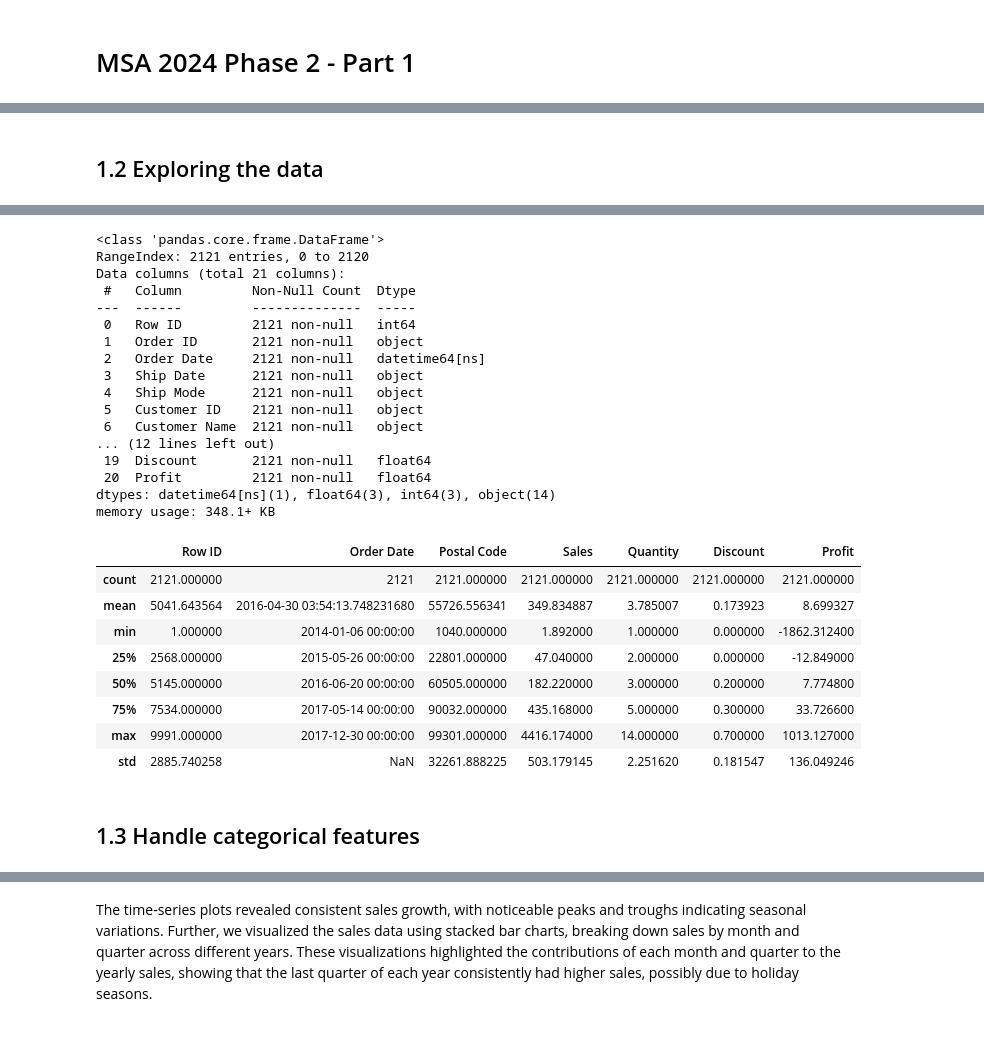
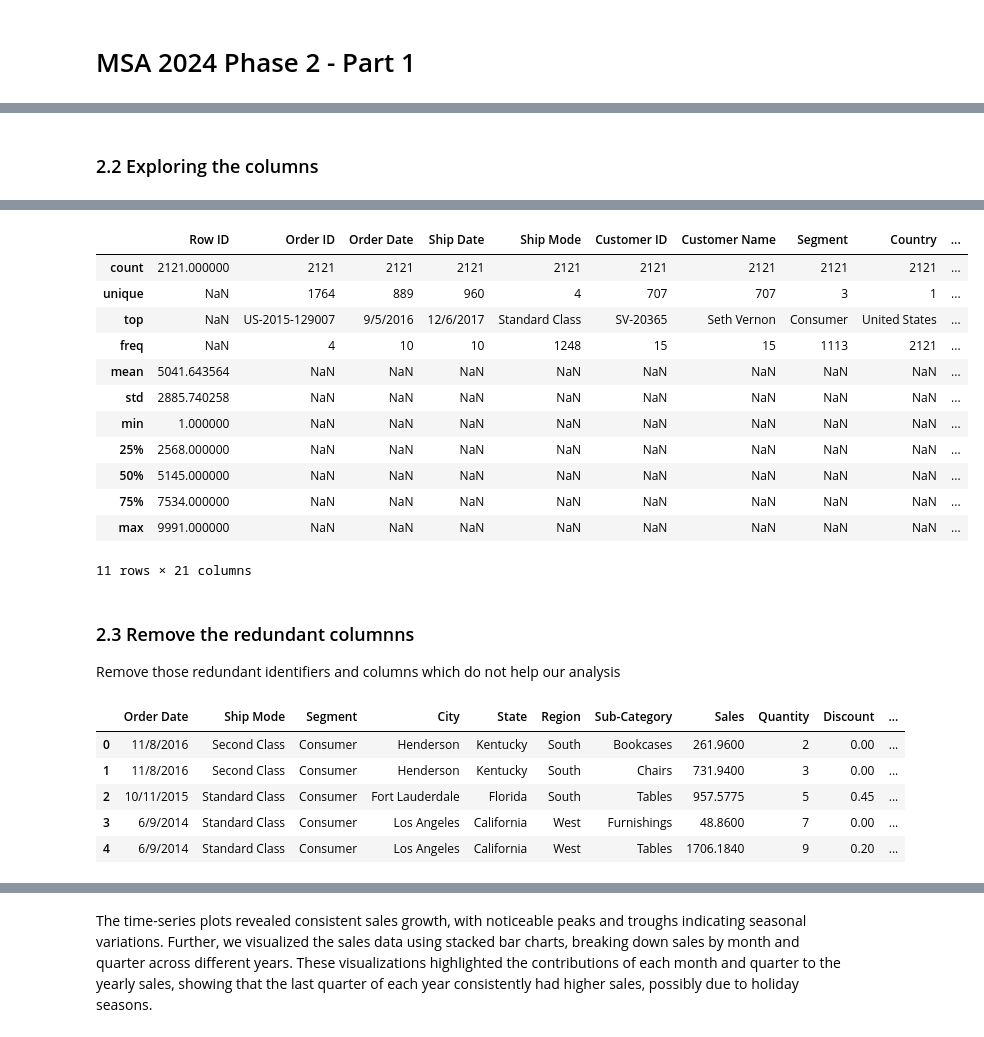
Before and after one commit to Jackreckness/msaphase2, a Jupyter notebook: part1-submission.ipynb, the cells around one changed output, grey strips where cells are left out. Saved outputs shown, nothing was run; the diff lists cells and outputs as text; code cells hidden in the pictures.

```diff
--- a/part1-submission.ipynb
+++ b/part1-submission.ipynb
@@ -111,5 +114,5 @@ ds_sales.head(10)
 # %% [markdown]
-## 1.2 Exploring the data
+### 2.2 Exploring the columns
 # %%
 # view the columns in the dataset
 ds_sales.info()
@@ -131,39 +134,38 @@ Data columns (total 21 columns):
  20  Profit         2121 non-null   float64
 dtypes: float64(3), int64(3), object(15)
 memory usage: 348.1+ KB
-# %%
-# convert the 'Order Date' column to datetime
-ds_sales['Order Date'] = pd.to_datetime(ds_sales['Order Date'])
-ds_sales.info()
-# %% [output]
-<class 'pandas.core.frame.DataFrame'>
-RangeIndex: 2121 entries, 0 to 2120
-Data columns (total 21 columns):
- #   Column         Non-Null Count  Dtype
----  ------         --------------  -----
- 0   Row ID         2121 non-null   int64
- 1   Order ID       2121 non-null   object
- 2   Order Date     2121 non-null   datetime64[ns]
- 3   Ship Date      2121 non-null   object
- 4   Ship Mode      2121 non-null   object
- 5   Customer ID    2121 non-null   object
- 6   Customer Name  2121 non-null   object
-... (12 lines left out)
- 19  Discount       2121 non-null   float64
- 20  Profit         2121 non-null   float64
-dtypes: datetime64[ns](1), float64(3), int64(3), object(14)
-memory usage: 348.1+ KB
 # %%
-ds_sales.describe()
+ds_sales.describe(include='all')
 # %% [output]
-|  | Row ID | Order Date | Postal Code | Sales | Quantity | Discount | Profit |
-| count | 2121.000000 | 2121 | 2121.000000 | 2121.000000 | 2121.000000 | 2121.000000 | 2121.000000 |
-| mean | 5041.643564 | 2016-04-30 03:54:13.748231680 | 55726.556341 | 349.834887 | 3.785007 | 0.173923 | 8.699327 |
-| min | 1.000000 | 2014-01-06 00:00:00 | 1040.000000 | 1.892000 | 1.000000 | 0.000000 | -1862.312400 |
-| 25% | 2568.000000 | 2015-05-26 00:00:00 | 22801.000000 | 47.040000 | 2.000000 | 0.000000 | -12.849000 |
-| 50% | 5145.000000 | 2016-06-20 00:00:00 | 60505.000000 | 182.220000 | 3.000000 | 0.200000 | 7.774800 |
-| 75% | 7534.000000 | 2017-05-14 00:00:00 | 90032.000000 | 435.168000 | 5.000000 | 0.300000 | 33.726600 |
-| max | 9991.000000 | 2017-12-30 00:00:00 | 99301.000000 | 4416.174000 | 14.000000 | 0.700000 | 1013.127000 |
-| std | 2885.740258 | NaN | 32261.888225 | 503.179145 | 2.251620 | 0.181547 | 136.049246 |
+|  | Row ID | Order ID | Order Date | Ship Date | Ship Mode | Customer ID | Customer Name | Segment | Country | ... |
+| count | 2121.000000 | 2121 | 2121 | 2121 | 2121 | 2121 | 2121 | 2121 | 2121 | ... |
+| unique | NaN | 1764 | 889 | 960 | 4 | 707 | 707 | 3 | 1 | ... |
+| top | NaN | US-2015-129007 | 9/5/2016 | 12/6/2017 | Standard Class | SV-20365 | Seth Vernon | Consumer | United States | ... |
+| freq | NaN | 4 | 10 | 10 | 1248 | 15 | 15 | 1113 | 2121 | ... |
+| mean | 5041.643564 | NaN | NaN | NaN | NaN | NaN | NaN | NaN | NaN | ... |
+| std | 2885.740258 | NaN | NaN | NaN | NaN | NaN | NaN | NaN | NaN | ... |
+| min | 1.000000 | NaN | NaN | NaN | NaN | NaN | NaN | NaN | NaN | ... |
+| 25% | 2568.000000 | NaN | NaN | NaN | NaN | NaN | NaN | NaN | NaN | ... |
+| 50% | 5145.000000 | NaN | NaN | NaN | NaN | NaN | NaN | NaN | NaN | ... |
+| 75% | 7534.000000 | NaN | NaN | NaN | NaN | NaN | NaN | NaN | NaN | ... |
+| max | 9991.000000 | NaN | NaN | NaN | NaN | NaN | NaN | NaN | NaN | ... |
+11 rows × 21 columns
-# %% [markdown]
-## 1.3 Handle categorical features
+# %% [markdown]
+### 2.3 Remove the redundant columnns
+Remove those redundant identifiers and columns which do not help our analysis
+# %%
+# make a copy to keep the original dataset
+ds_sales_modified = ds_sales.copy()
+
+# drop the useless identifier columns, category and country columns have only one unique value and ship date is redundant to order date, so we drop them as well,
+columns_to_remove = ['Row ID', 'Customer ID', 'Customer Name', 'Order ID', 'Postal Code', 'Product ID', 'Ship Date', 'Category', 'Country', 'Product Name']
+ds_sales_modified.drop(columns=columns_to_remove, inplace=True)
+
+ds_sales_modified.head()
+# %% [output]
+|  | Order Date | Ship Mode | Segment | City | State | Region | Sub-Category | Sales | Quantity | Discount | ... |
+| 0 | 11/8/2016 | Second Class | Consumer | Henderson | Kentucky | South | Bookcases | 261.9600 | 2 | 0.00 | ... |
+| 1 | 11/8/2016 | Second Class | Consumer | Henderson | Kentucky | South | Chairs | 731.9400 | 3 | 0.00 | ... |
+| 2 | 10/11/2015 | Standard Class | Consumer | Fort Lauderdale | Florida | South | Tables | 957.5775 | 5 | 0.45 | ... |
+| 3 | 6/9/2014 | Standard Class | Consumer | Los Angeles | California | West | Furnishings | 48.8600 | 7 | 0.00 | ... |
+| 4 | 6/9/2014 | Standard Class | Consumer | Los Angeles | California | West | Tables | 1706.1840 | 9 | 0.20 | ... |
```
Also changed, not shown: parts of 51 cells of this notebook, 5 other files.
